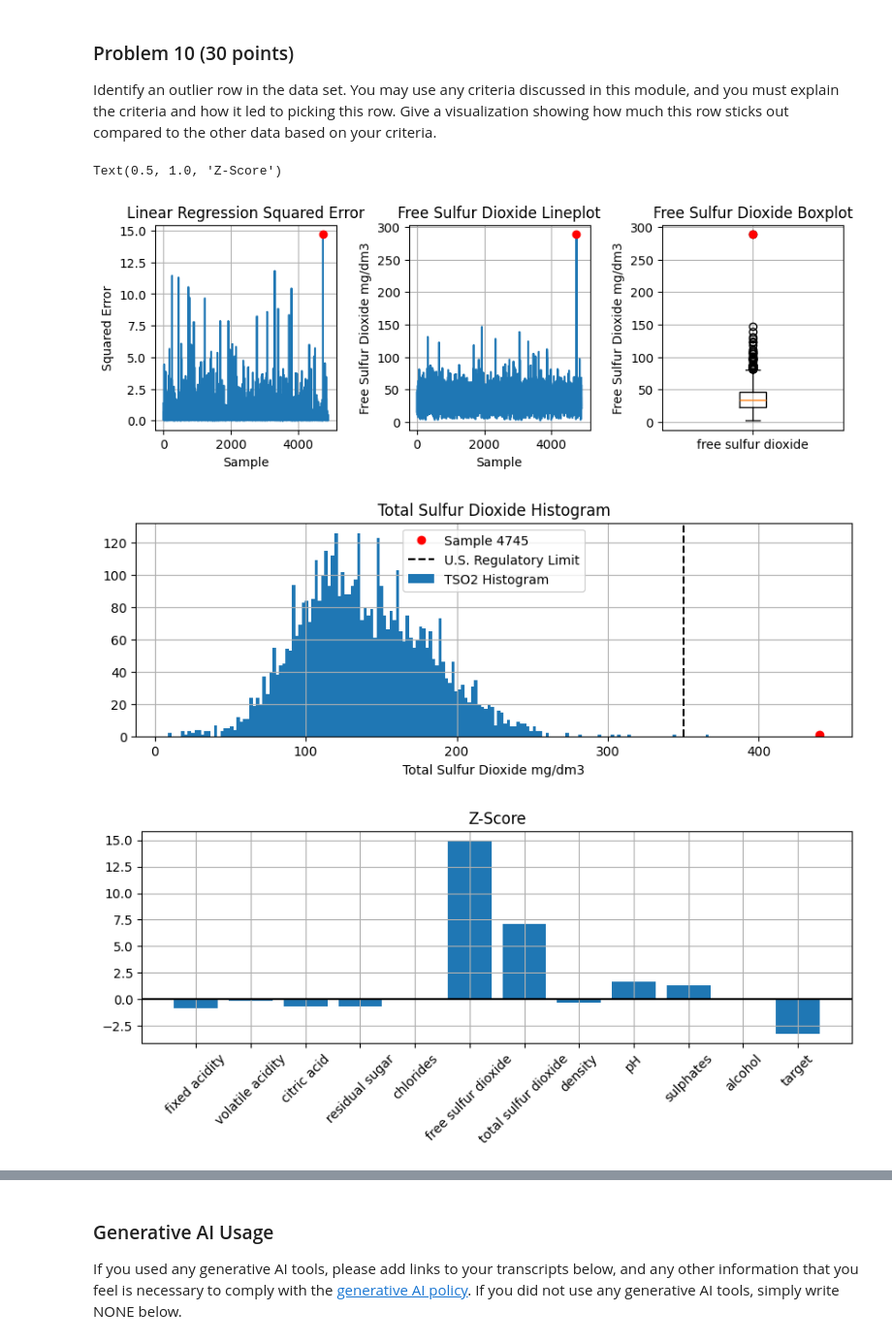
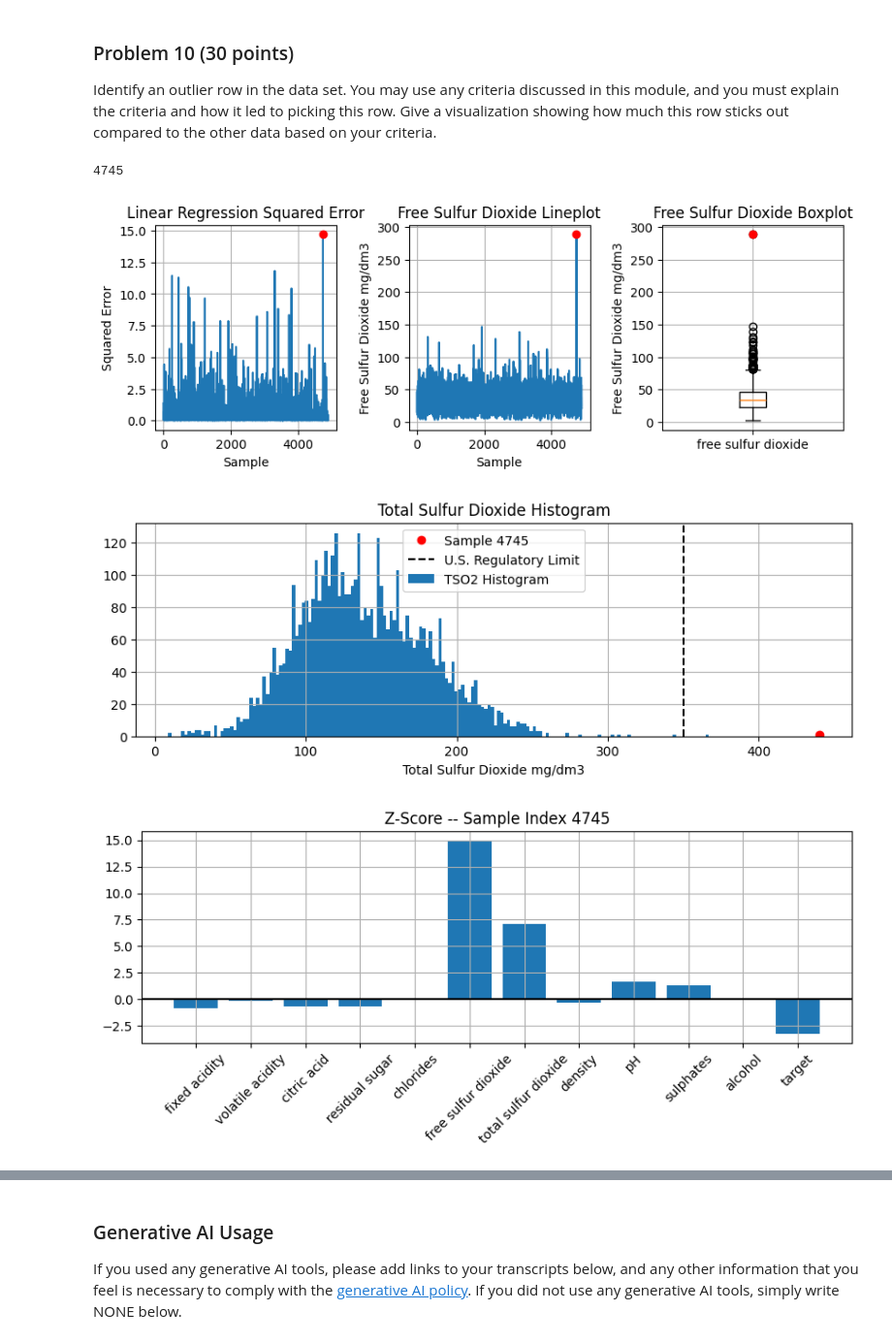
Before and after one commit to jldeleo/dx601-final-project, a Jupyter notebook: project.ipynb, the cells around one changed output, grey strips where cells are left out. Shown at 97% size. Cells and saved outputs as stored; diff of their text form; code cells hidden in the pictures.

Commit message:
Title change

```diff
--- a/project.ipynb
+++ b/project.ipynb
@@ -479,7 +478,7 @@ Give a visualization showing how much this row sticks out compared to the other
 
 squaredError=(predictOut-target)**2
 squaredErrorInd=np.argmax(squaredError)
-# print(squaredErrorInd)
+print(squaredErrorInd)
 # print(target.value_counts())
 # print(len(target))
 # print(target.value_counts()/len(target))
@@ -502,34 +501,34 @@ plt.subplot(1,3,3)
 plt.boxplot(features['free sulfur dioxide'])
 plt.ylabel('Free Sulfur Dioxide mg/dm3')
 plt.plot(1,features['free sulfur dioxide'].iloc[squaredErrorInd],'ro')
 plt.xticks([1],['free sulfur dioxide'])
 plt.title('Free Sulfur Dioxide Boxplot')
 plt.subplots_adjust(wspace=0.4)
 plt.grid()
 
 plt.figure(figsize=(10,3))
 plt.grid()
 features['total sulfur dioxide'].hist(bins=200)
 plt.plot(features['total sulfur dioxide'].iloc[squaredErrorInd],1,'ro')
 plt.axvline(350,color='k',linestyle='--')
 plt.legend([f'Sample {squaredErrorInd}','U.S. Regulatory Limit','TSO2 Histogram'])
 plt.title('Total Sulfur Dioxide Histogram')
 plt.xlabel('Total Sulfur Dioxide mg/dm3')
 
 # print(dataset.iloc[squaredErrorInd,:])
 stdCount=(dataset.iloc[squaredErrorInd,:]-dataset.mean())/dataset.std()
 # print(stdCount)
 plt.figure(figsize=(10,3))
 plt.grid()
 plt.bar(np.arange(len(stdCount.T)),stdCount.to_numpy().T.ravel())
 plt.axhline(0,color='k')
 plt.xticks(np.arange(len(stdCount.T)),dataset.columns,rotation=45)
-plt.title('Z-Score')
+_=plt.title('Z-Score -- Sample Index 4745')
 # print(dataset.describe())
 # print(predictOut[squaredErrorInd])
 # %% [output]
-Text(0.5, 1.0, 'Z-Score')
+4745
 [figure]
 [figure]
-[figure, old version]
+[figure, new version]
 # %% [markdown]
```
Also changed, not shown: parts of 3 cells of this notebook.
